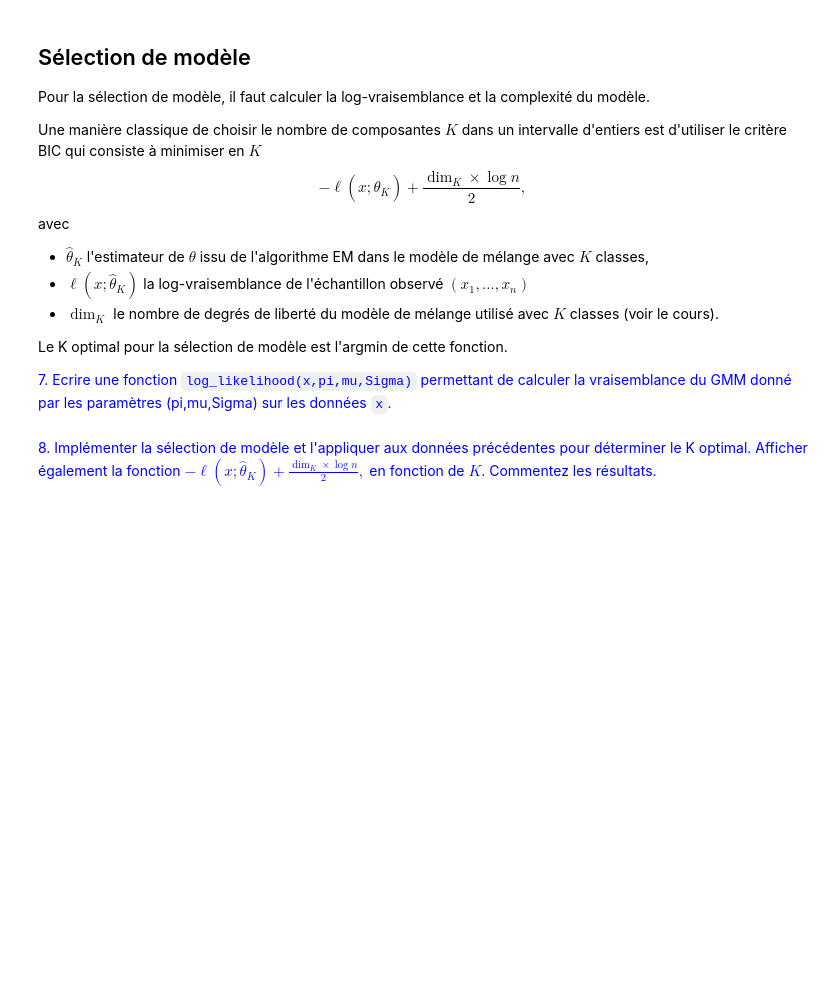
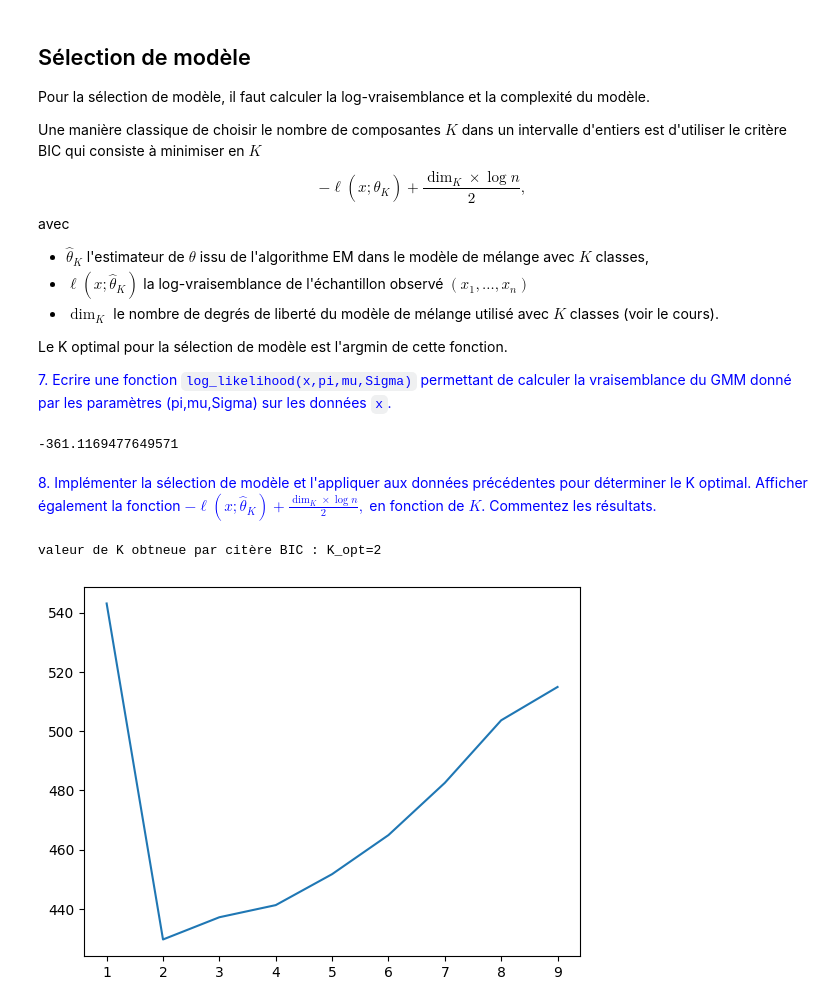
Before and after one commit to joanglaunes/algosto, a Jupyter notebook: python/TP_EM_GMM_session.ipynb, the cells around one changed output. Drawn from its saved outputs; the diff is of its cells as text; code cells hidden in the pictures; blank space fills up the shorter version.

```diff
--- a/python/TP_EM_GMM_session.ipynb
+++ b/python/TP_EM_GMM_session.ipynb
@@ -301,10 +321,32 @@ Le K optimal pour la sélection de modèle est l'argmin de cette fonction.
 </font>
 # %%
 # 7. fonction pour le calcul de la log-vraisemblance
-# TODO
+def log_likelihood(x,pi,mu,Sigma):
+    K = len(pi)
+    s = 0
+    for k in range(K):
+        s += pi[k] * sps.multivariate_normal.pdf(x,mu[k,:],Sigma[k,:,:])
+    return np.sum(np.log(s))
+
+log_likelihood(x,pi,mu,Sigma)
+# %% [output]
+-361.1169477649571
 # %% [markdown]
 <font color='blue'>8. Implémenter la sélection de modèle et l'appliquer aux données précédentes pour déterminer le K optimal. Afficher également la fonction  $-\ell(x;\widehat{\theta}_K)+ \frac{\operatorname{dim}_K \times \log n}{2},$ en fonction de $K$. Commentez les résultats.
 </font>
 # %%
 # 8. sélection de modèle par critère BIC sur les données réelles.
-# TODO
+d = 2
+vtab = []
+Kvals = range(1,10)
+n = x.shape[0]
+for K in Kvals:
+    pi, mu, Sigma, gamma = EM_gaussian_mixture(x, K)
+    v = -log_likelihood(x,pi,mu,Sigma) + ((d*(d+1)/2+d)*K+K-1)*np.log(n)/2
+    vtab.append(v)
+plt.plot(Kvals,vtab);
+K_opt = np.argmin(vtab)+1
+print(f"valeur de K obtenue par citère BIC : K_opt={K_opt}")
+# %% [output]
+valeur de K obtneue par citère BIC : K_opt=2
+[figure, added]
```
Also changed, not shown: parts of 9 cells of this notebook.
